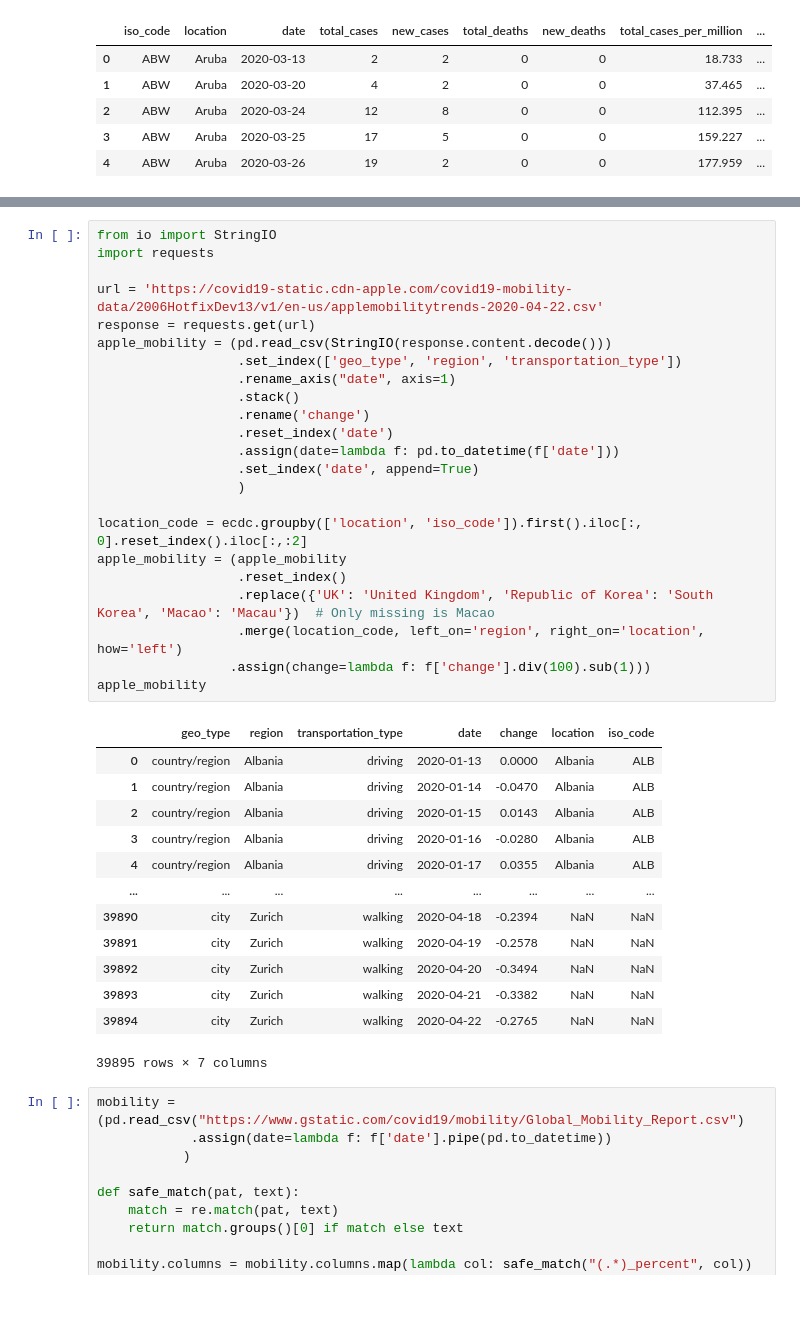
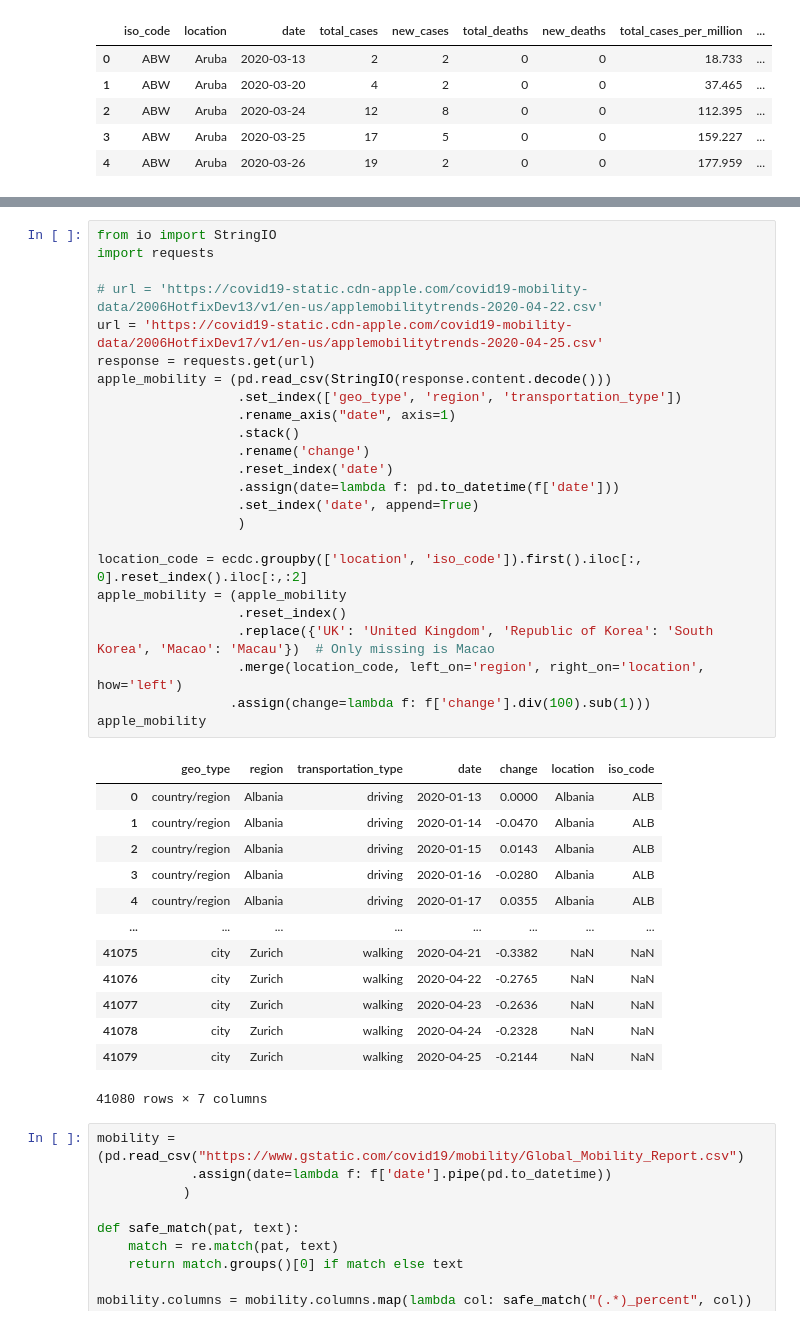
Before and after one commit to horaceg/uncover, a Jupyter notebook: working/Measures and rate.ipynb, the cells around one changed output, grey strips where cells are left out. Cells and saved outputs as stored; diff of their text form.

```diff
--- a/working/Measures and rate.ipynb
+++ b/working/Measures and rate.ipynb
@@ -72,40 +73,41 @@ populations.loc['United States'], populations.loc['France'], populations.loc['Ge
 # %%
 from io import StringIO
 import requests
 
-url = 'https://covid19-static.cdn-apple.com/covid19-mobility-data/2006HotfixDev13/v1/en-us/applemobilitytrends-2020-04-22.csv'
+# url = 'https://covid19-static.cdn-apple.com/covid19-mobility-data/2006HotfixDev13/v1/en-us/applemobilitytrends-2020-04-22.csv'
+url = 'https://covid19-static.cdn-apple.com/covid19-mobility-data/2006HotfixDev17/v1/en-us/applemobilitytrends-2020-04-25.csv'
 response = requests.get(url)
 apple_mobility = (pd.read_csv(StringIO(response.content.decode()))
                   .set_index(['geo_type', 'region', 'transportation_type'])
                   .rename_axis("date", axis=1)
                   .stack()
                   .rename('change')
                   .reset_index('date')
                   .assign(date=lambda f: pd.to_datetime(f['date']))
                   .set_index('date', append=True)
                   )
 
 location_code = ecdc.groupby(['location', 'iso_code']).first().iloc[:, 0].reset_index().iloc[:,:2]
 apple_mobility = (apple_mobility
                   .reset_index()
                   .replace({'UK': 'United Kingdom', 'Republic of Korea': 'South Korea', 'Macao': 'Macau'})  # Only missing is Macao
                   .merge(location_code, left_on='region', right_on='location', how='left')
                  .assign(change=lambda f: f['change'].div(100).sub(1)))
 apple_mobility
 # %% [output]
 |  | geo_type | region | transportation_type | date | change | location | iso_code |
 | 0 | country/region | Albania | driving | 2020-01-13 | 0.0000 | Albania | ALB |
 | 1 | country/region | Albania | driving | 2020-01-14 | -0.0470 | Albania | ALB |
 | 2 | country/region | Albania | driving | 2020-01-15 | 0.0143 | Albania | ALB |
 | 3 | country/region | Albania | driving | 2020-01-16 | -0.0280 | Albania | ALB |
 | 4 | country/region | Albania | driving | 2020-01-17 | 0.0355 | Albania | ALB |
 | ... | ... | ... | ... | ... | ... | ... | ... |
-| 39890 | city | Zurich | walking | 2020-04-18 | -0.2394 | NaN | NaN |
-| 39891 | city | Zurich | walking | 2020-04-19 | -0.2578 | NaN | NaN |
-| 39892 | city | Zurich | walking | 2020-04-20 | -0.3494 | NaN | NaN |
-| 39893 | city | Zurich | walking | 2020-04-21 | -0.3382 | NaN | NaN |
-| 39894 | city | Zurich | walking | 2020-04-22 | -0.2765 | NaN | NaN |
+| 41075 | city | Zurich | walking | 2020-04-21 | -0.3382 | NaN | NaN |
+| 41076 | city | Zurich | walking | 2020-04-22 | -0.2765 | NaN | NaN |
+| 41077 | city | Zurich | walking | 2020-04-23 | -0.2636 | NaN | NaN |
+| 41078 | city | Zurich | walking | 2020-04-24 | -0.2328 | NaN | NaN |
+| 41079 | city | Zurich | walking | 2020-04-25 | -0.2144 | NaN | NaN |
-39895 rows × 7 columns
+41080 rows × 7 columns
 # %%
 mobility = (pd.read_csv("https://www.gstatic.com/covid19/mobility/Global_Mobility_Report.csv")
             .assign(date=lambda f: f['date'].pipe(pd.to_datetime))
```
Also changed, not shown: parts of 11 cells of this notebook, 2 other files.
